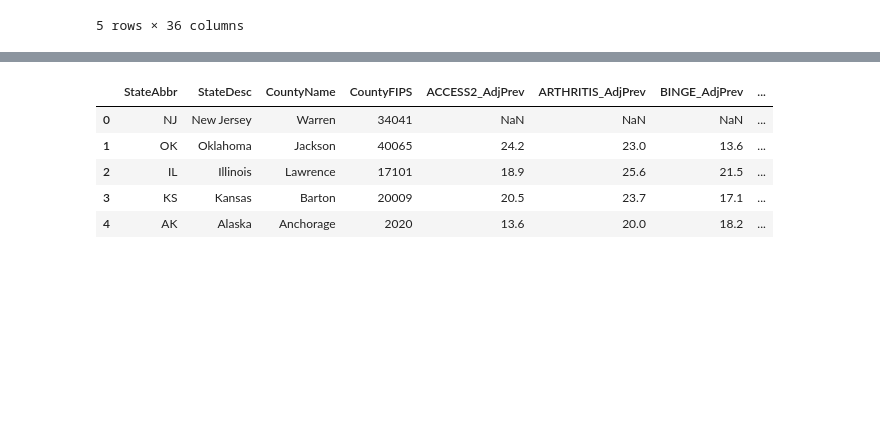
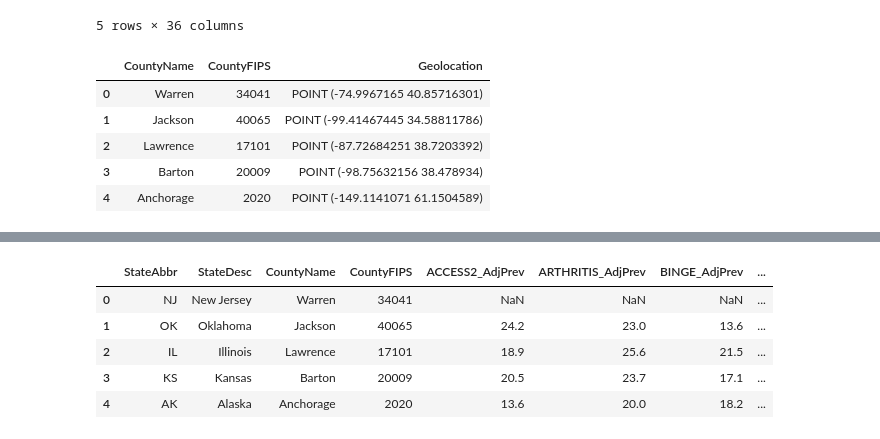
Before and after one commit to Degri95/Final_Project, a Jupyter notebook: CDC_data_exploration_and_analysis.ipynb, the cells around one changed output, grey strips where cells are left out. Cells and saved outputs as stored; diff of their text form; code cells hidden in the pictures; blank space fills up the shorter version.

```diff
--- a/CDC_data_exploration_and_analysis.ipynb
+++ b/CDC_data_exploration_and_analysis.ipynb
@@ -95,3 +95,14 @@ county_df.head()
 | 3 | KS | Kansas | Barton | 20009 | 25779 | 20.5 | 23.7 | ... |
 | 4 | AK | Alaska | Anchorage | 2020 | 288000 | 13.6 | 20.0 | ... |
 5 rows × 36 columns
+# %%
+# Extract lat & long for mapping
+location_df = county_df[["CountyName", "CountyFIPS", "Geolocation"]]
+location_df.head()
+# %% [output]
+|  | CountyName | CountyFIPS | Geolocation |
+| 0 | Warren | 34041 | POINT (-74.9967165 40.85716301) |
+| 1 | Jackson | 40065 | POINT (-99.41467445 34.58811786) |
+| 2 | Lawrence | 17101 | POINT (-87.72684251 38.7203392) |
+| 3 | Barton | 20009 | POINT (-98.75632156 38.478934) |
+| 4 | Anchorage | 2020 | POINT (-149.1141071 61.1504589) |
```
Also changed, not shown: parts of 9 cells of this notebook.
